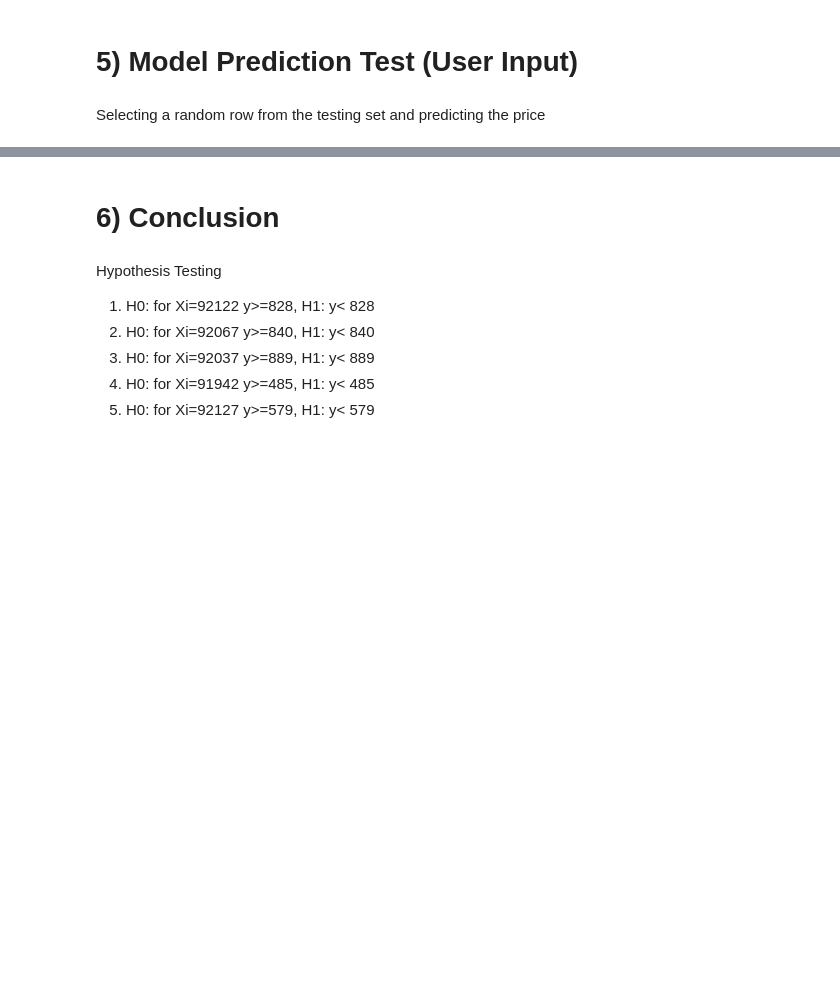
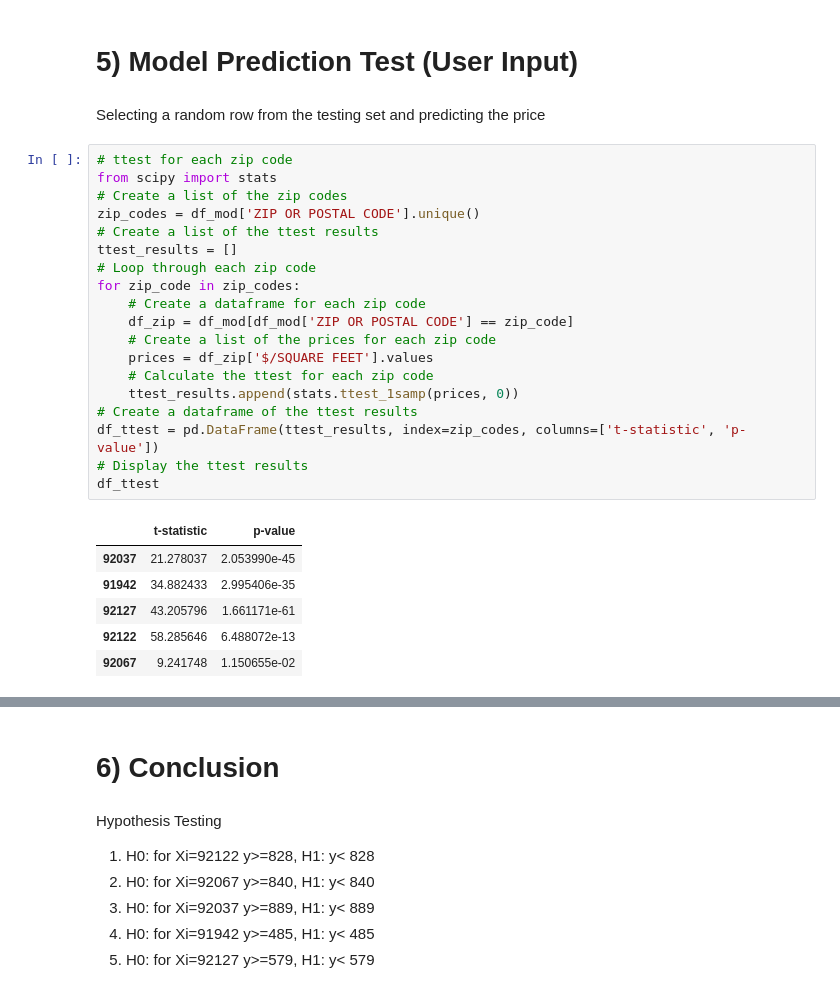
Before and after one commit to tmcgirr/Regression-Model-AAI-500-Project, a Jupyter notebook: Multiple_Linear_Model.ipynb, the cells around one changed output, grey strips where cells are left out. Saved outputs shown, nothing was run; the diff lists cells and outputs as text; blank space fills up the shorter version.

```diff
--- a/Multiple_Linear_Model.ipynb
+++ b/Multiple_Linear_Model.ipynb
@@ -474,5 +474,31 @@ Linear Regression MSE: 65097.8261
 # 5) Model Prediction Test (User Input)
 # %% [markdown]
 Selecting a random row from the testing set and predicting the price
+# %%
+# ttest for each zip code
+from scipy import stats
+# Create a list of the zip codes
+zip_codes = df_mod['ZIP OR POSTAL CODE'].unique()
+# Create a list of the ttest results
+ttest_results = []
+# Loop through each zip code
+for zip_code in zip_codes:
+    # Create a dataframe for each zip code
+    df_zip = df_mod[df_mod['ZIP OR POSTAL CODE'] == zip_code]
+    # Create a list of the prices for each zip code
+    prices = df_zip['$/SQUARE FEET'].values
+    # Calculate the ttest for each zip code
+    ttest_results.append(stats.ttest_1samp(prices, 0))
+# Create a dataframe of the ttest results
+df_ttest = pd.DataFrame(ttest_results, index=zip_codes, columns=['t-statistic', 'p-value'])
+# Display the ttest results
+df_ttest
+# %% [output]
+|  | t-statistic | p-value |
+| 92037 | 21.278037 | 2.053990e-45 |
+| 91942 | 34.882433 | 2.995406e-35 |
+| 92127 | 43.205796 | 1.661171e-61 |
+| 92122 | 58.285646 | 6.488072e-13 |
+| 92067 | 9.241748 | 1.150655e-02 |
 # %%
 # Test the model with a house from the dataset
```
Also changed, not shown: parts of 2 cells of this notebook, 1 other file.
